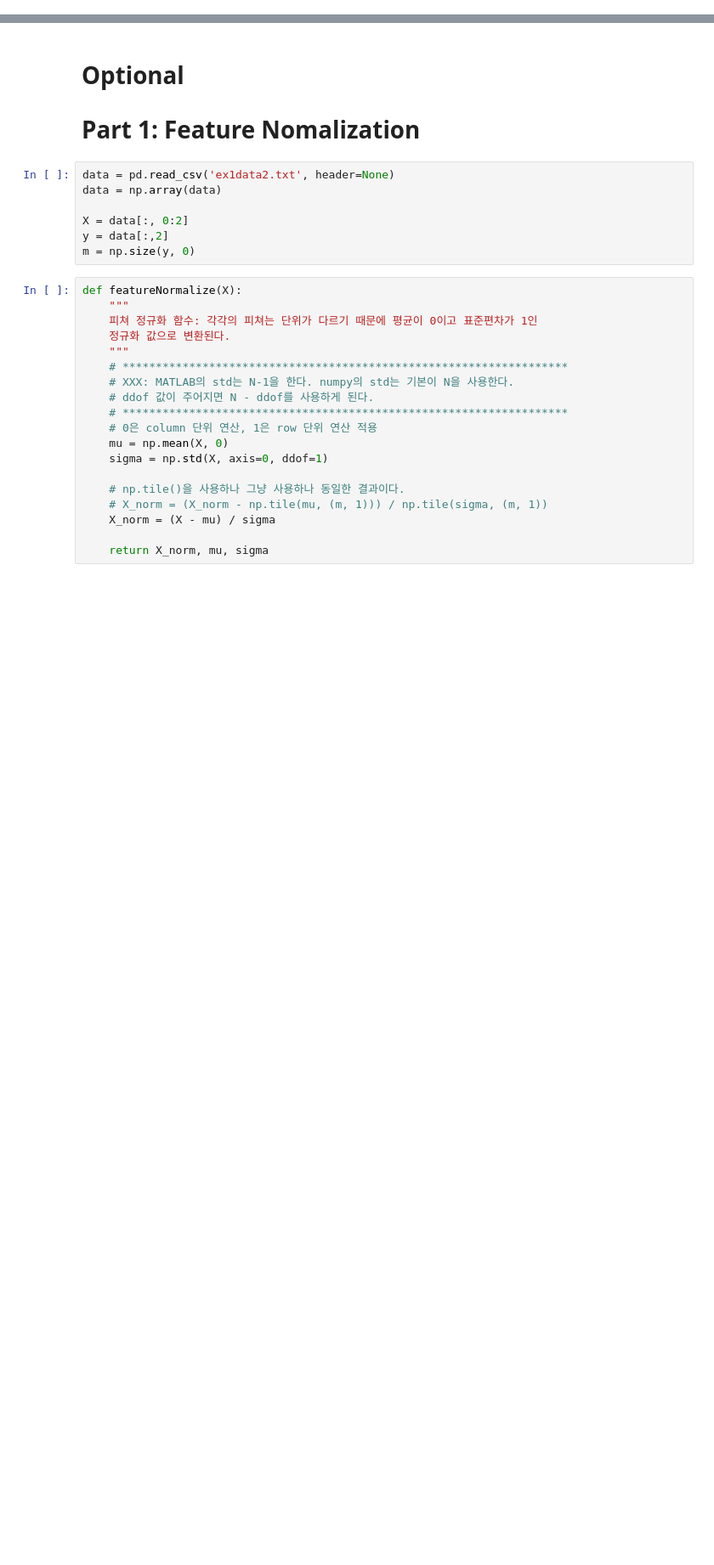
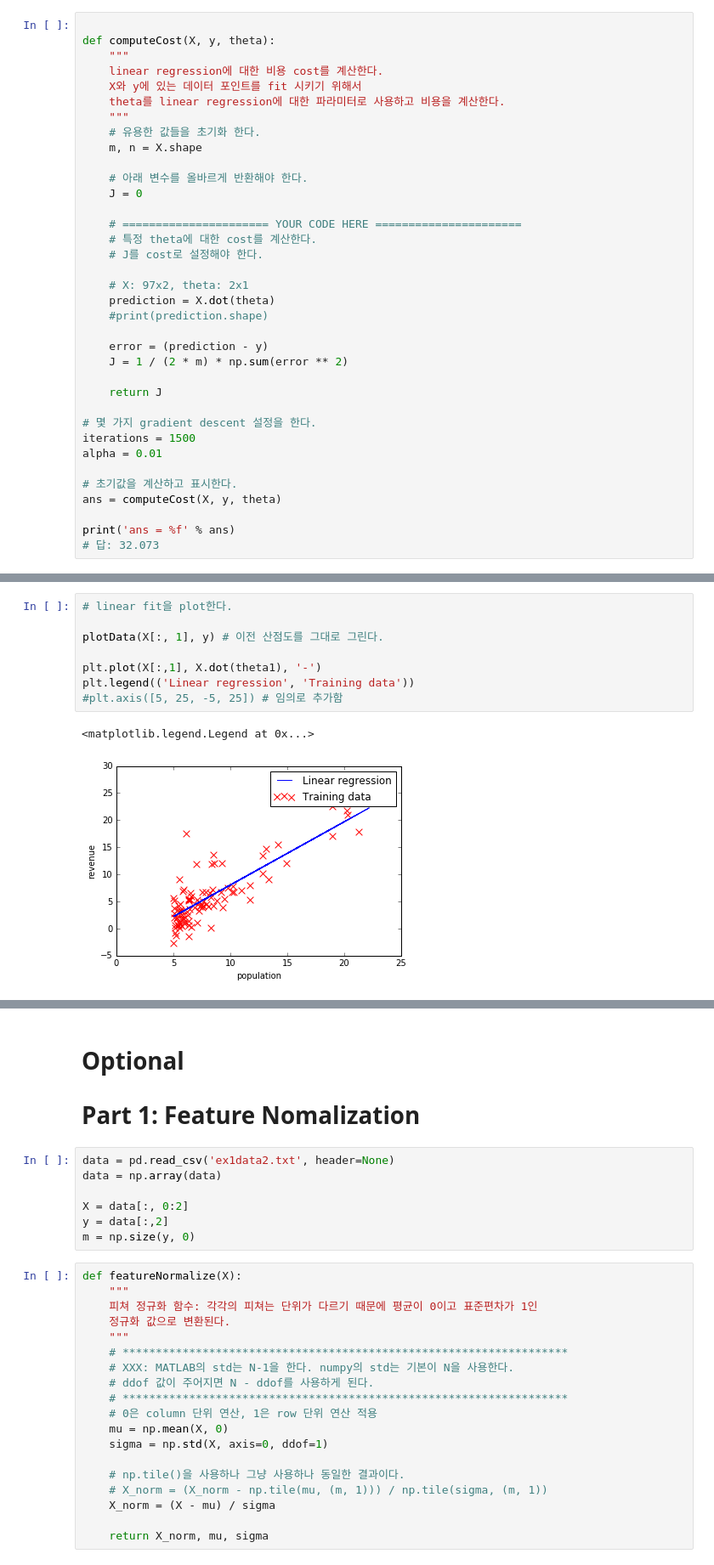
Before and after one commit to slang1998/coursera_machine_learning_python, a Jupyter notebook: ex1_python/ex1_python.ipynb, the cells around one changed output, grey strips where cells are left out. Shown: that part at 85% size. Saved outputs shown, nothing was run; the diff lists cells and outputs as text; blank space fills up the shorter version.

```diff
--- a/ex1_python/ex1_python.ipynb
+++ b/ex1_python/ex1_python.ipynb
@@ -295,0 +244,36 @@ plt.plot(theta[0], theta[1], 'x', c='r');
+# %%
+
+def computeCost(X, y, theta):
+    """
+    linear regression에 대한 비용 cost를 계산한다.
+    X와 y에 있는 데이터 포인트를 fit 시키기 위해서
+    theta를 linear regression에 대한 파라미터로 사용하고 비용을 계산한다.
+    """
+    # 유용한 값들을 초기화 한다.
+    m, n = X.shape
+
+    # 아래 변수를 올바르게 반환해야 한다.
+    J = 0
+
+    # ====================== YOUR CODE HERE ======================
+    # 특정 theta에 대한 cost를 계산한다.
+    # J를 cost로 설정해야 한다.
+
+    # X: 97x2, theta: 2x1
+    prediction = X.dot(theta)
+    #print(prediction.shape)
+
+    error = (prediction - y)
+    J = 1 / (2 * m) * np.sum(error ** 2)
+
+    return J
+
+# 몇 가지 gradient descent 설정을 한다.
+iterations = 1500
+alpha = 0.01
+
+# 초기값을 계산하고 표시한다.
+ans = computeCost(X, y, theta)
+
+print('ans = %f' % ans)
+# 답: 32.073
@@ -295,0 +344,11 @@ plt.plot(theta[0], theta[1], 'x', c='r');
+# %%
+# linear fit을 plot한다.
+
+plotData(X[:, 1], y) # 이전 산점도를 그대로 그린다.
+
+plt.plot(X[:,1], X.dot(theta1), '-')
+plt.legend(('Linear regression', 'Training data'))
+#plt.axis([5, 25, -5, 25]) # 임의로 추가함
+# %% [output]
+<matplotlib.legend.Legend at 0x...>
+[figure, added]
```
Also changed, not shown: parts of 36 cells of this notebook, 1 other file.
